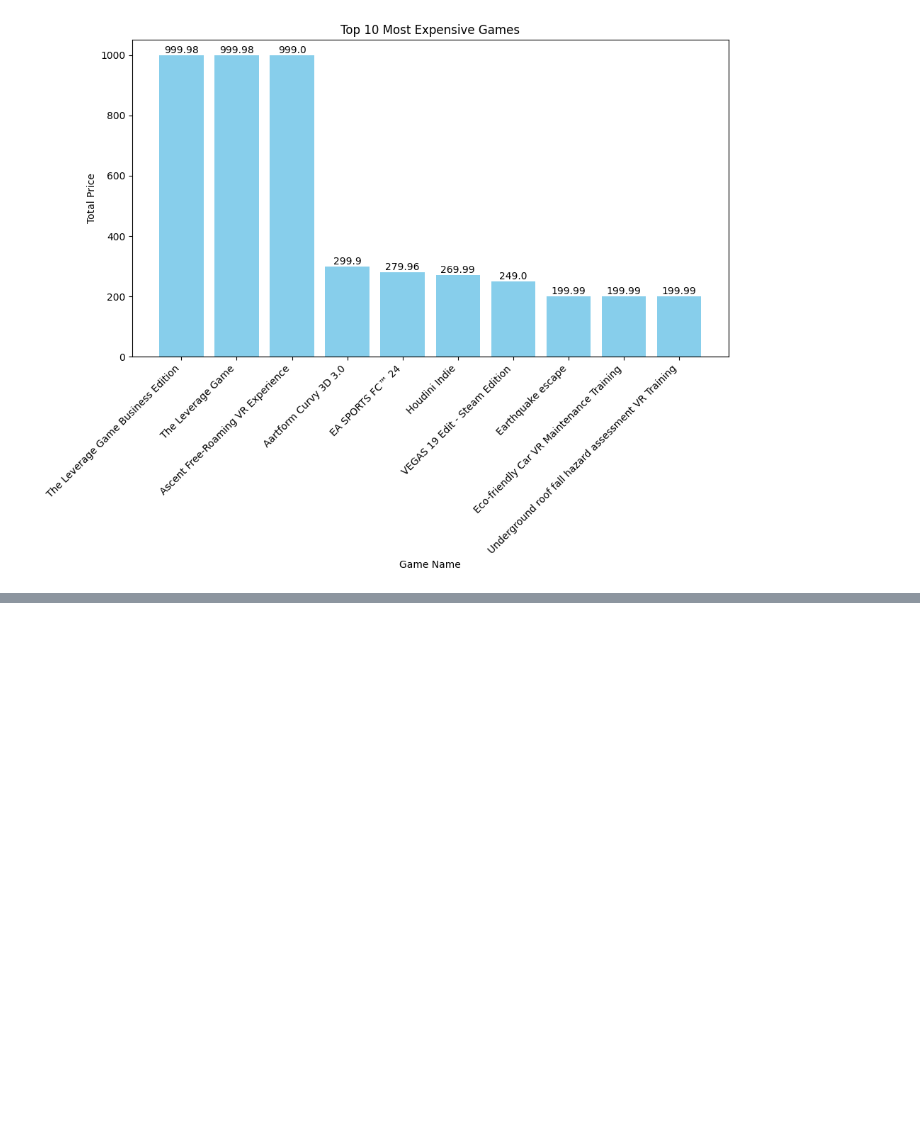
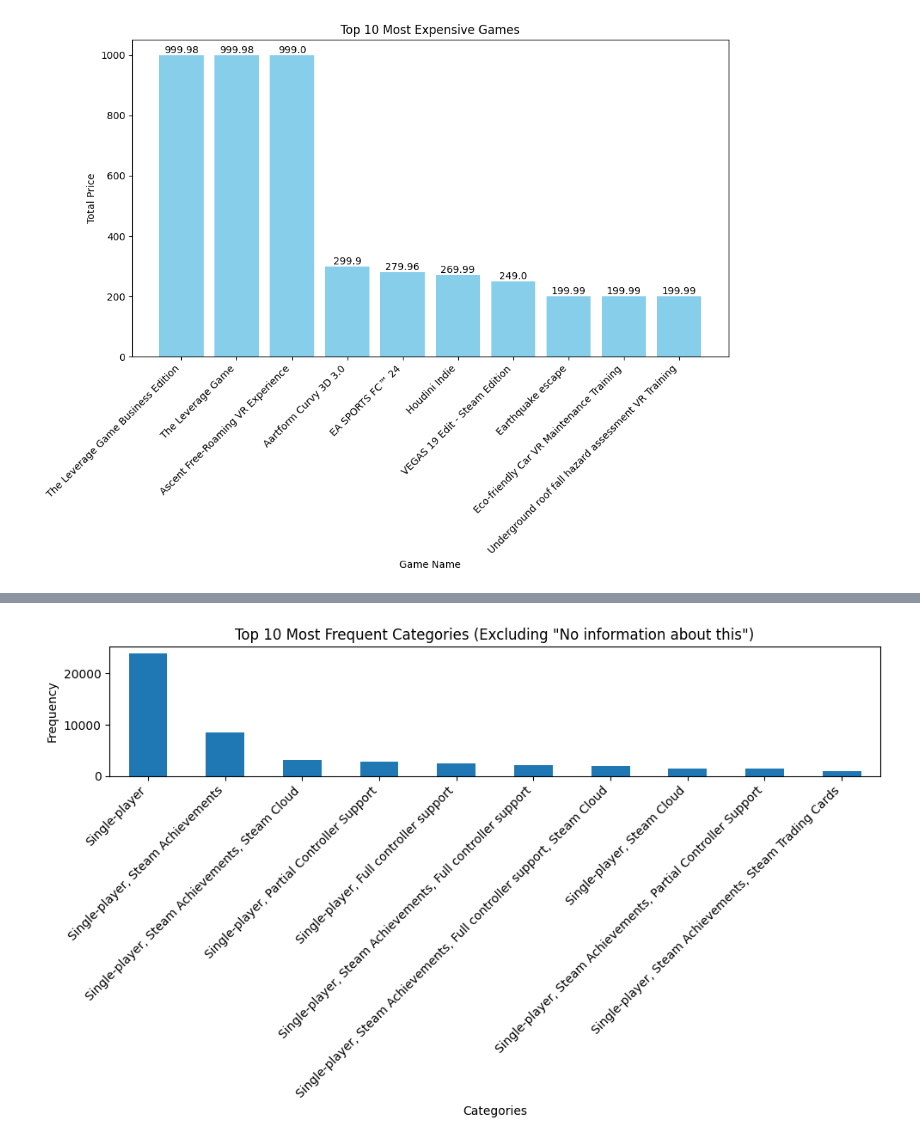
Before and after one commit to SamuelEscalante/SteamGames_Repository, a Jupyter notebook: notebooks/EDA/raw_eda.ipynb, the cells around one changed output, grey strips where cells are left out. Cells and saved outputs as stored; diff of their text form; code cells hidden in the pictures; blank space fills up the shorter version.

Commit message:
added clean EDA notebook

```diff
--- a/notebooks/EDA/raw_eda.ipynb
+++ b/notebooks/EDA/raw_eda.ipynb
@@ -410,6 +256,0 @@ Name: EstimatedOwners, Length: 85097, dtype: object
-# %%
-# Suponiendo que games es tu DataFrame
-columns_to_drop = ['OwnersClean']
-
-# Verifica si las columnas existen antes de intentar eliminarlas
-games.drop(columns=columns_to_drop, errors='ignore', inplace=True)
@@ -572,0 +405,6 @@ plt.show()
+# %%
+def separar_categorias(cadena):
+    return cadena.split(',')
+
+# Aplicar la función a la columna 'categories' y luego unir las listas resultantes en una cadena
+games['Categories'] = games['Categories'].apply(separar_categorias).apply(', '.join)
@@ -572,0 +443,24 @@ plt.show()
+# %%
+# Stack the categories
+games_categories = games['Categories'].str.split(', ', expand=True).stack()
+
+# Exclude the category 'No information about this'
+games_categories = games_categories[games_categories != 'No information about this']
+
+# Count the frequency of each individual category
+category_frequency = games_categories.value_counts()
+
+# Select the top 10 categories
+top_10_categories = category_frequency.head(10)
+
+# Plot the top 10 most frequent categories
+plt.figure(figsize=(10, 6))
+top_10_categories.plot(kind='bar')
+plt.title('Top 10 Most Frequent Categories (Excluding "No information about this")')
+plt.xlabel('Categories')
+plt.ylabel('Frequency')
+plt.xticks(rotation=45, ha='right')
+plt.tight_layout()
+plt.show()
+# %% [output]
+[figure, added]
```
Also changed, not shown: parts of 89 cells of this notebook, 2 other files.
